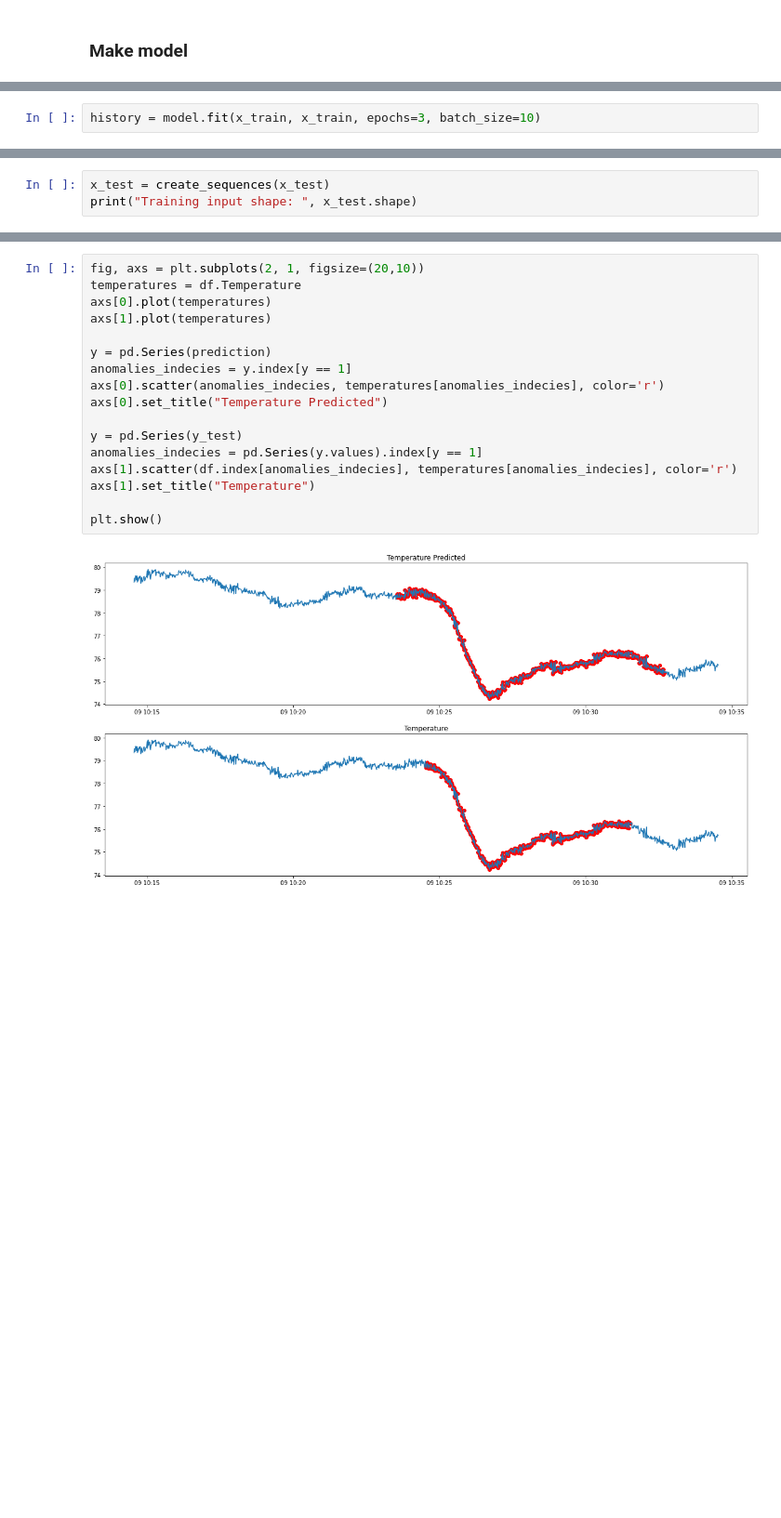
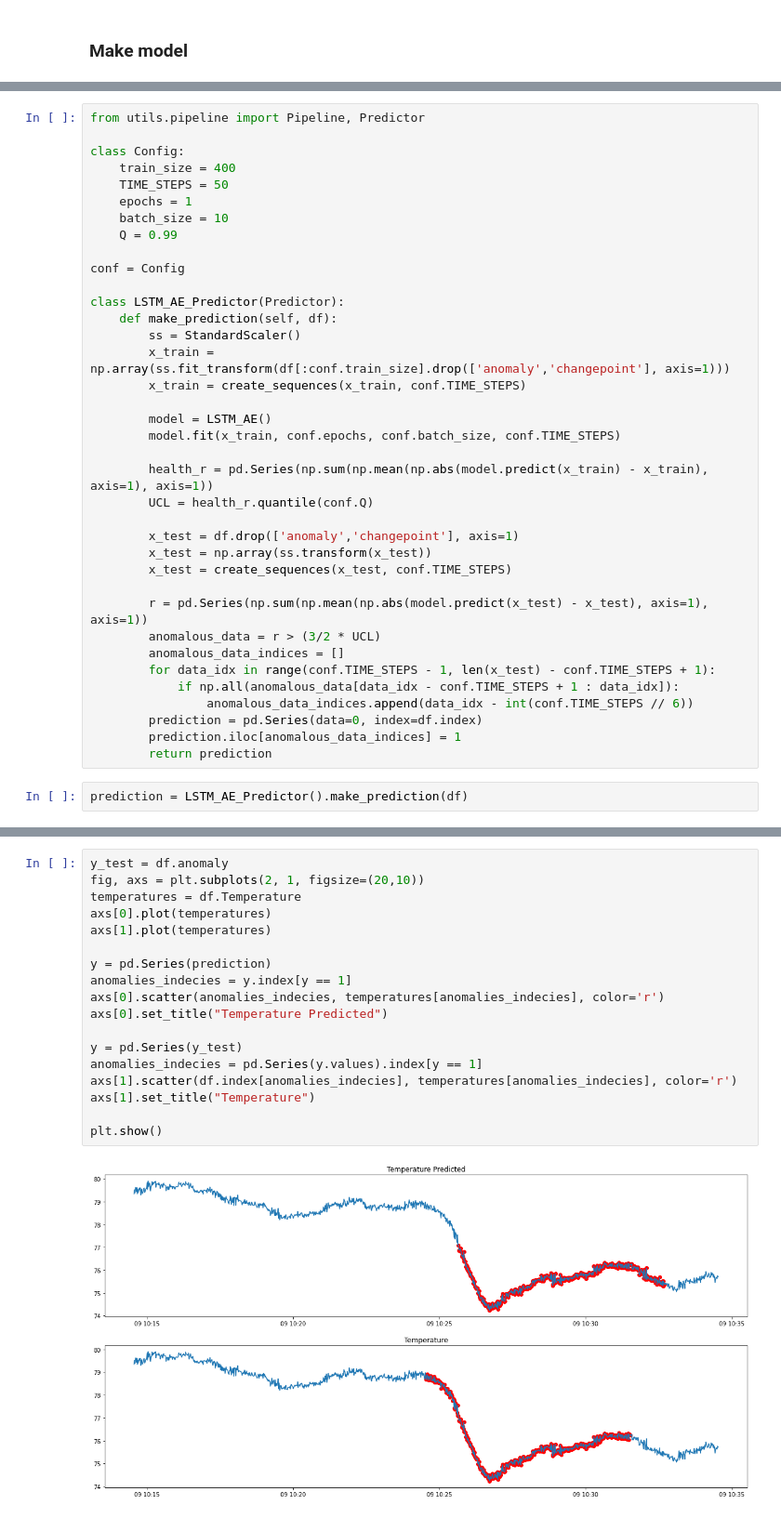
Before and after one commit to dabdya/anomaly_detection, a Jupyter notebook: LSTM-AE.ipynb, the cells around one changed output, grey strips where cells are left out. Shown at 93% size. Drawn from its saved outputs; the diff is of its cells as text; blank space fills up the shorter version.

Commit message:
LSTM-AE ready to shine

```diff
--- a/LSTM-AE.ipynb
+++ b/LSTM-AE.ipynb
@@ -78,2 +26,0 @@ model.compile(optimizer='adam', loss='mse')
-# %%
-history = model.fit(x_train, x_train, epochs=3, batch_size=10)
@@ -102,3 +26,0 @@ x_test = np.array(SS.transform(df.drop(["anomaly", "changepoint"], axis=1)))
-# %%
-x_test = create_sequences(x_test)
-print("Training input shape: ", x_test.shape)
@@ -129,0 +27,39 @@ len(b[b.test > b.pred]), len(b[b.test < b.pred])
+# %%
+from utils.pipeline import Pipeline, Predictor
+
+class Config:
+    train_size = 400
+    TIME_STEPS = 50
+    epochs = 1
+    batch_size = 10
+    Q = 0.99
+
+conf = Config
+
+class LSTM_AE_Predictor(Predictor):
+    def make_prediction(self, df):
+        ss = StandardScaler()
+        x_train = np.array(ss.fit_transform(df[:conf.train_size].drop(['anomaly','changepoint'], axis=1)))
+        x_train = create_sequences(x_train, conf.TIME_STEPS)
+
+        model = LSTM_AE()
+        model.fit(x_train, conf.epochs, conf.batch_size, conf.TIME_STEPS)
+
+        health_r = pd.Series(np.sum(np.mean(np.abs(model.predict(x_train) - x_train), axis=1), axis=1))
+        UCL = health_r.quantile(conf.Q)
+
+        x_test = df.drop(['anomaly','changepoint'], axis=1)
+        x_test = np.array(ss.transform(x_test))
+        x_test = create_sequences(x_test, conf.TIME_STEPS)
+
+        r = pd.Series(np.sum(np.mean(np.abs(model.predict(x_test) - x_test), axis=1), axis=1))
+        anomalous_data = r > (3/2 * UCL)
+        anomalous_data_indices = []
+        for data_idx in range(conf.TIME_STEPS - 1, len(x_test) - conf.TIME_STEPS + 1):
+            if np.all(anomalous_data[data_idx - conf.TIME_STEPS + 1 : data_idx]):
+                anomalous_data_indices.append(data_idx - int(conf.TIME_STEPS // 6))
+        prediction = pd.Series(data=0, index=df.index)
+        prediction.iloc[anomalous_data_indices] = 1
+        return prediction
+# %%
+prediction = LSTM_AE_Predictor().make_prediction(df)
@@ -130,22 +68,23 @@ len(b[b.test > b.pred]), len(b[b.test < b.pred])
 # %%
+y_test = df.anomaly
 fig, axs = plt.subplots(2, 1, figsize=(20,10))
 temperatures = df.Temperature
 axs[0].plot(temperatures)
 axs[1].plot(temperatures)
 
 y = pd.Series(prediction)
 anomalies_indecies = y.index[y == 1]
 axs[0].scatter(anomalies_indecies, temperatures[anomalies_indecies], color='r')
 axs[0].set_title("Temperature Predicted")
 
 y = pd.Series(y_test)
 anomalies_indecies = pd.Series(y.values).index[y == 1]
 axs[1].scatter(df.index[anomalies_indecies], temperatures[anomalies_indecies], color='r')
 axs[1].set_title("Temperature")
 
 plt.show()
 # %% [output]
-[figure, old version]
+[figure, new version]
 # %%
 print(f"""F1 = {f1_score(y_test, prediction)}
 FAR = {far(y_test, prediction)}
```
Also changed, not shown: parts of 25 cells of this notebook.
